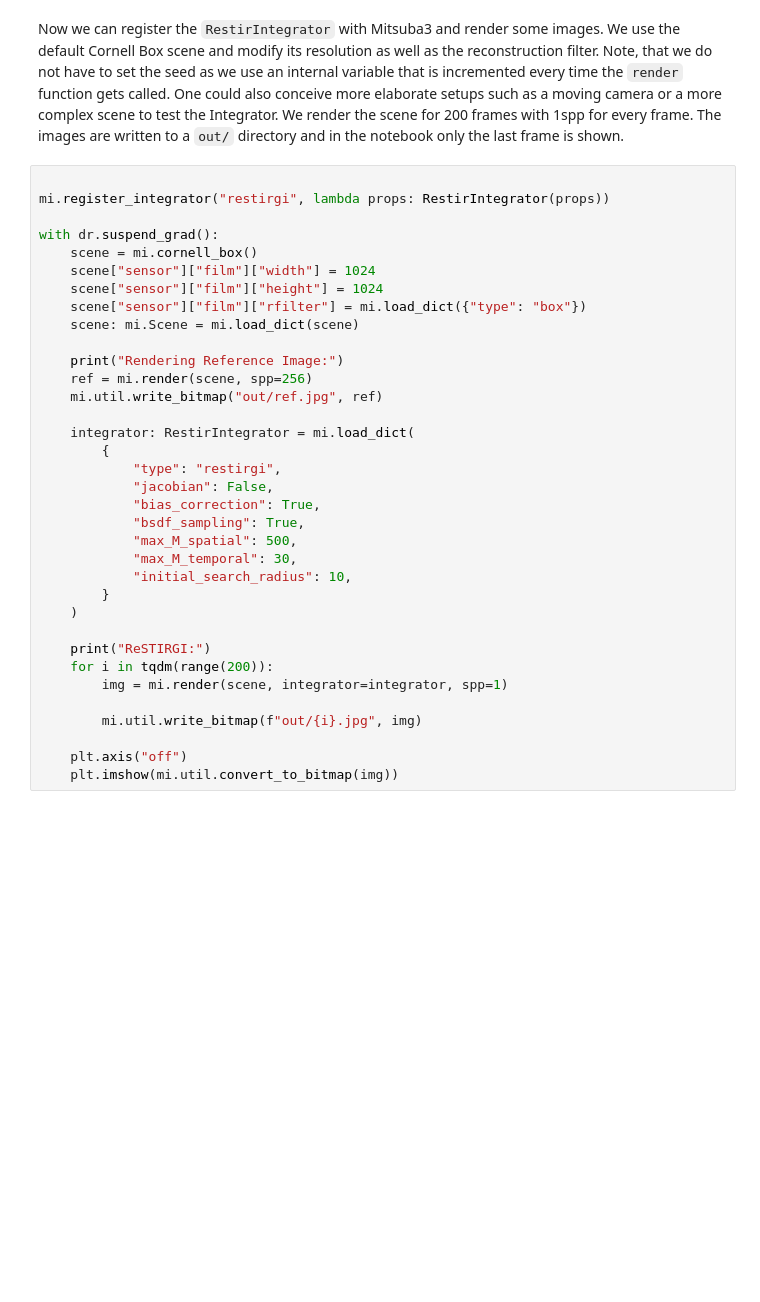
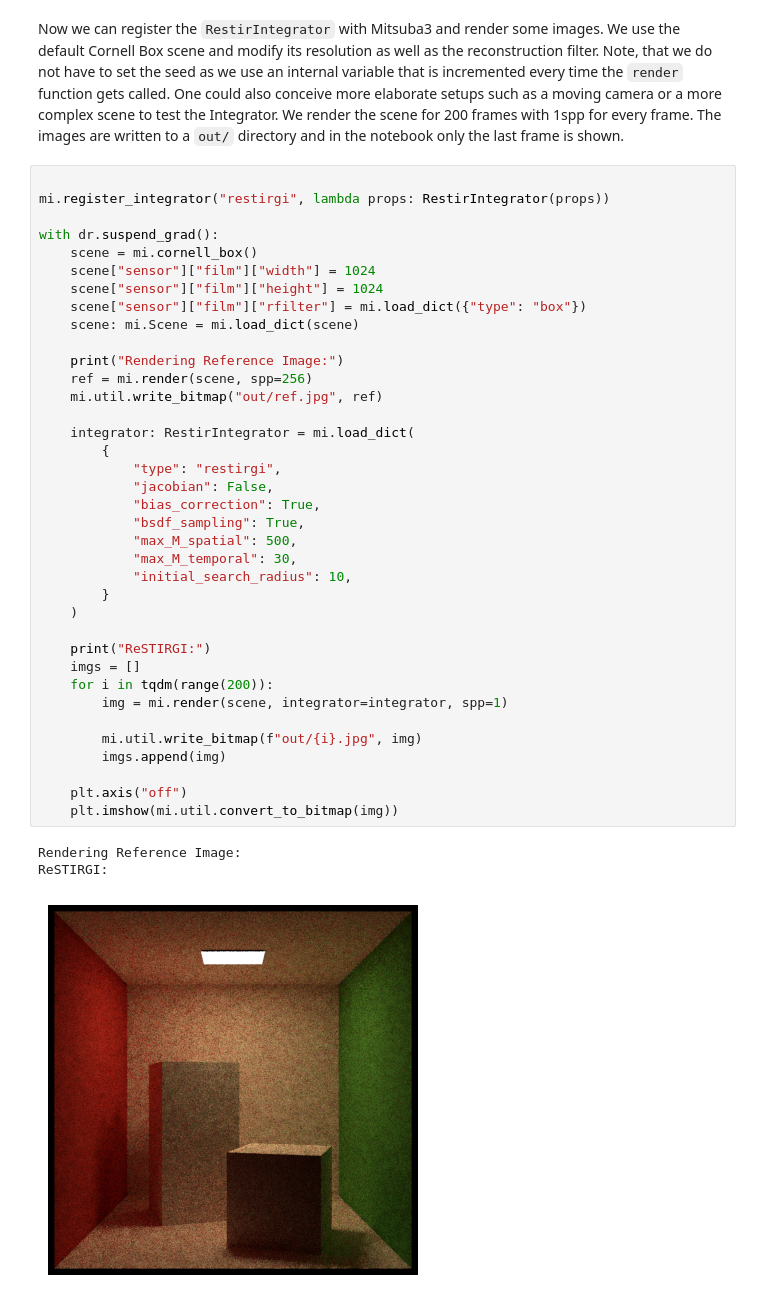
Before and after one commit to DoeringChristian/restirgi, a Jupyter notebook: ReSTIR-GI.ipynb, the cells around one changed output. Drawn from its saved outputs; the diff is of its cells as text; blank space fills up the shorter version.

```diff
--- a/ReSTIR-GI.ipynb
+++ b/ReSTIR-GI.ipynb
@@ -828,30 +846,36 @@ with dr.suspend_grad():
     scene = mi.cornell_box()
     scene["sensor"]["film"]["width"] = 1024
     scene["sensor"]["film"]["height"] = 1024
     scene["sensor"]["film"]["rfilter"] = mi.load_dict({"type": "box"})
     scene: mi.Scene = mi.load_dict(scene)
 
     print("Rendering Reference Image:")
     ref = mi.render(scene, spp=256)
     mi.util.write_bitmap("out/ref.jpg", ref)
 
     integrator: RestirIntegrator = mi.load_dict(
         {
             "type": "restirgi",
             "jacobian": False,
             "bias_correction": True,
             "bsdf_sampling": True,
             "max_M_spatial": 500,
             "max_M_temporal": 30,
             "initial_search_radius": 10,
         }
     )
 
     print("ReSTIRGI:")
+    imgs = []
     for i in tqdm(range(200)):
         img = mi.render(scene, integrator=integrator, spp=1)
 
         mi.util.write_bitmap(f"out/{i}.jpg", img)
+        imgs.append(img)
 
     plt.axis("off")
     plt.imshow(mi.util.convert_to_bitmap(img))
+# %% [output]
+Rendering Reference Image:
+ReSTIRGI:
+[figure, added]
```
Also changed, not shown: parts of 2 cells of this notebook, 2 other files.
